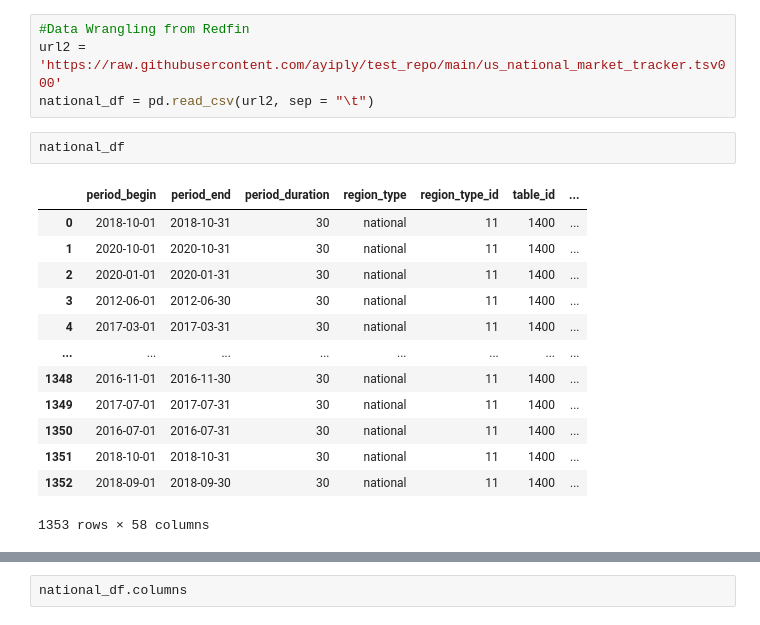
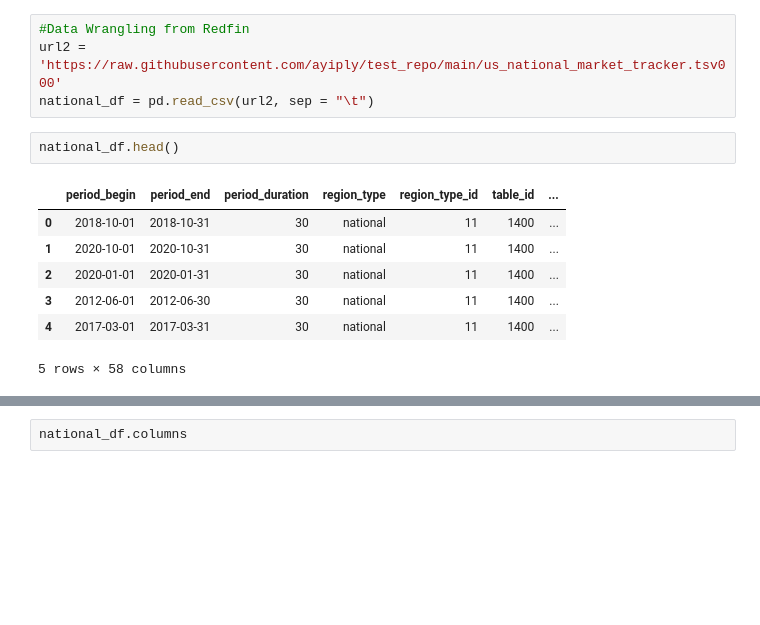
Before and after one commit to COGS118A/Group029-Sp22, a Jupyter notebook: COGS_118A_Project.ipynb, the cells around one changed output, grey strips where cells are left out. Cells and saved outputs as stored; diff of their text form; blank space fills up the shorter version.

```diff
--- a/COGS_118A_Project.ipynb
+++ b/COGS_118A_Project.ipynb
@@ -40,18 +40,12 @@ The metrics that we want to look at are:
 url2 = 'https://raw.githubusercontent.com/ayiply/test_repo/main/us_national_market_tracker.tsv000'
 national_df = pd.read_csv(url2, sep = "\t")
 # %%
-national_df
+national_df.head()
 # %% [output]
 |  | period_begin | period_end | period_duration | region_type | region_type_id | table_id | ... |
 | 0 | 2018-10-01 | 2018-10-31 | 30 | national | 11 | 1400 | ... |
 | 1 | 2020-10-01 | 2020-10-31 | 30 | national | 11 | 1400 | ... |
 | 2 | 2020-01-01 | 2020-01-31 | 30 | national | 11 | 1400 | ... |
 | 3 | 2012-06-01 | 2012-06-30 | 30 | national | 11 | 1400 | ... |
 | 4 | 2017-03-01 | 2017-03-31 | 30 | national | 11 | 1400 | ... |
-| ... | ... | ... | ... | ... | ... | ... | ... |
-| 1348 | 2016-11-01 | 2016-11-30 | 30 | national | 11 | 1400 | ... |
-| 1349 | 2017-07-01 | 2017-07-31 | 30 | national | 11 | 1400 | ... |
-| 1350 | 2016-07-01 | 2016-07-31 | 30 | national | 11 | 1400 | ... |
-| 1351 | 2018-10-01 | 2018-10-31 | 30 | national | 11 | 1400 | ... |
-| 1352 | 2018-09-01 | 2018-09-30 | 30 | national | 11 | 1400 | ... |
-1353 rows × 58 columns
+5 rows × 58 columns
```
Also changed, not shown: parts of 15 cells of this notebook.
